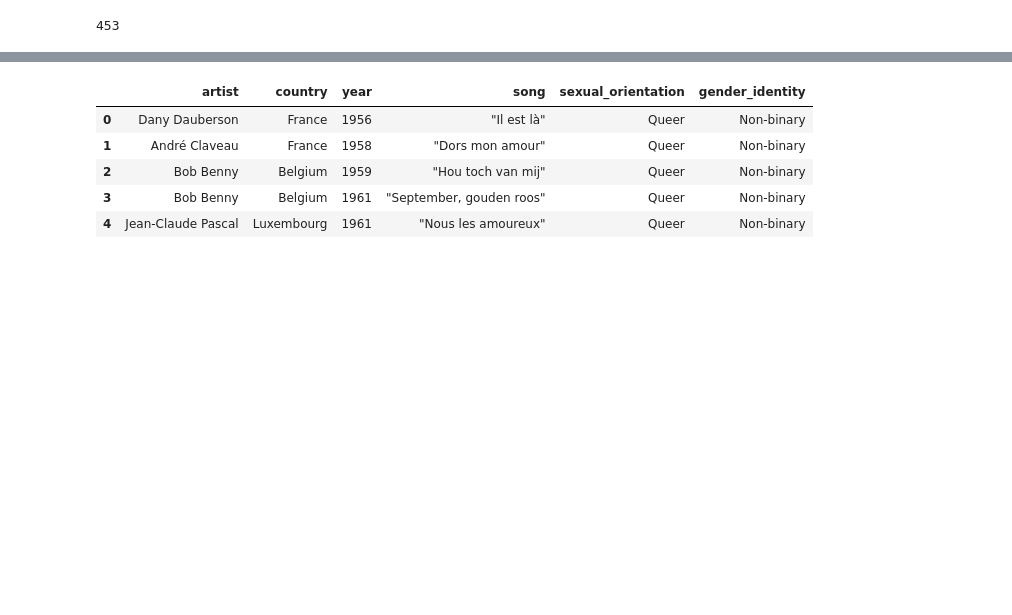
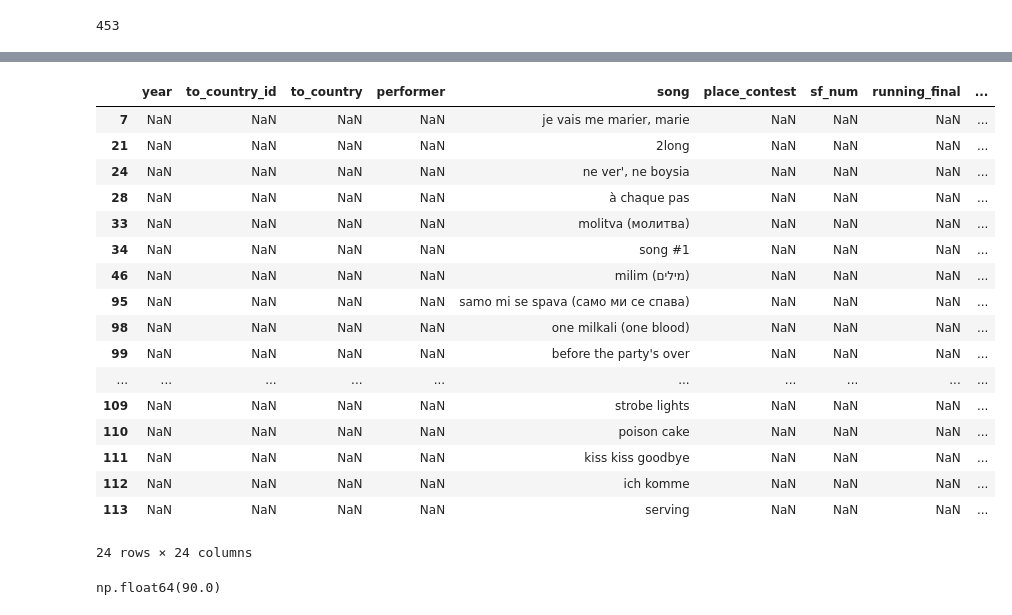
Before and after one commit to awamboldt/Alex_Ayla_Neringa, a Jupyter notebook: eurovision.ipynb, the cells around one changed output, grey strips where cells are left out. Cells and saved outputs as stored; diff of their text form; code cells hidden in the pictures; blank space fills up the shorter version.

```diff
--- a/eurovision.ipynb
+++ b/eurovision.ipynb
@@ -327,11 +340,0 @@ lgbtq_df.head()
-# %%
-lgbtq_df=lgbtq_df.drop(['sexual orientation or gender identity','points','place'], axis='columns')
-# %%
-lgbtq_df.head()
-# %% [output]
-|  | artist | country | year | song | sexual_orientation | gender_identity |
-| 0 | Dany Dauberson | France | 1956 | "Il est là" | Queer | Non-binary |
-| 1 | André Claveau | France | 1958 | "Dors mon amour" | Queer | Non-binary |
-| 2 | Bob Benny | Belgium | 1959 | "Hou toch van mij" | Queer | Non-binary |
-| 3 | Bob Benny | Belgium | 1961 | "September, gouden roos" | Queer | Non-binary |
-| 4 | Jean-Claude Pascal | Luxembourg | 1961 | "Nous les amoureux" | Queer | Non-binary |
@@ -337,0 +343,25 @@ lgbtq_df.head()
+# %%
+test_songs_df = pd.merge(right=lgbtq_df, left=contestants_final_df, how='right', on='song')
+# %%
+null_filter = test_songs_df['performer'].isnull()
+test_songs_df[null_filter]
+pd.to_csv(test_songs_df[null_filter])
+# %% [output]
+|  | year | to_country_id | to_country | performer | song | place_contest | sf_num | running_final | ... |
+| 7 | NaN | NaN | NaN | NaN | je vais me marier, marie | NaN | NaN | NaN | ... |
+| 21 | NaN | NaN | NaN | NaN | 2long | NaN | NaN | NaN | ... |
+| 24 | NaN | NaN | NaN | NaN | ne ver', ne boysia | NaN | NaN | NaN | ... |
+| 28 | NaN | NaN | NaN | NaN | à chaque pas | NaN | NaN | NaN | ... |
+| 33 | NaN | NaN | NaN | NaN | molitva (молитва) | NaN | NaN | NaN | ... |
+| 34 | NaN | NaN | NaN | NaN | song #1 | NaN | NaN | NaN | ... |
+| 46 | NaN | NaN | NaN | NaN | milim (מילים) | NaN | NaN | NaN | ... |
+| 95 | NaN | NaN | NaN | NaN | samo mi se spava (само ми се спава) | NaN | NaN | NaN | ... |
+| 98 | NaN | NaN | NaN | NaN | one milkali (one blood) | NaN | NaN | NaN | ... |
+| 99 | NaN | NaN | NaN | NaN | before the party's over | NaN | NaN | NaN | ... |
+| ... | ... | ... | ... | ... | ... | ... | ... | ... | ... |
+| 109 | NaN | NaN | NaN | NaN | strobe lights | NaN | NaN | NaN | ... |
+| 110 | NaN | NaN | NaN | NaN | poison cake | NaN | NaN | NaN | ... |
+| 111 | NaN | NaN | NaN | NaN | kiss kiss goodbye | NaN | NaN | NaN | ... |
+| 112 | NaN | NaN | NaN | NaN | ich komme | NaN | NaN | NaN | ... |
+| 113 | NaN | NaN | NaN | NaN | serving | NaN | NaN | NaN | ... |
+24 rows × 24 columns
@@ -337,0 +370,4 @@ lgbtq_df.head()
+# %%
+contestants_final_enhanced_df['lgbtqia+'].sum()
+# %% [output]
+np.float64(90.0)
```
Also changed, not shown: parts of 12 cells of this notebook, 3 other files.
